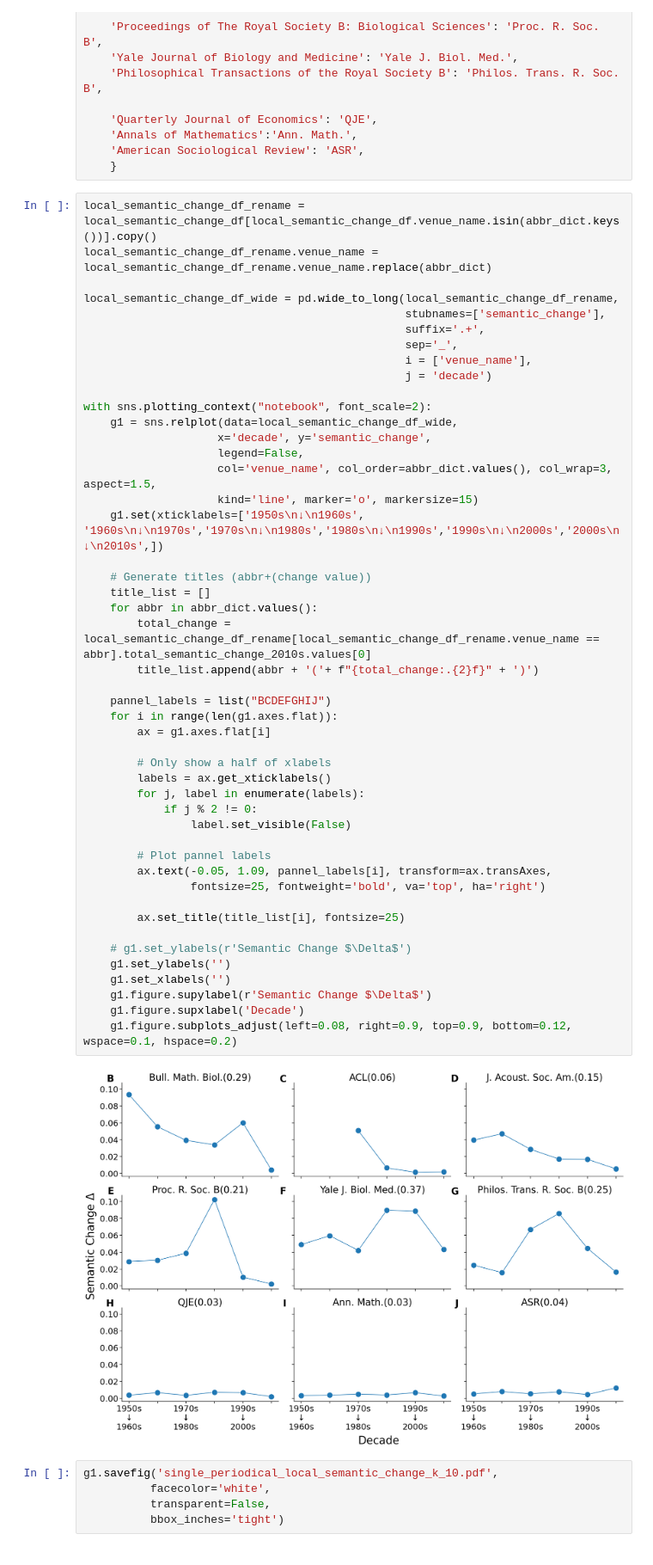
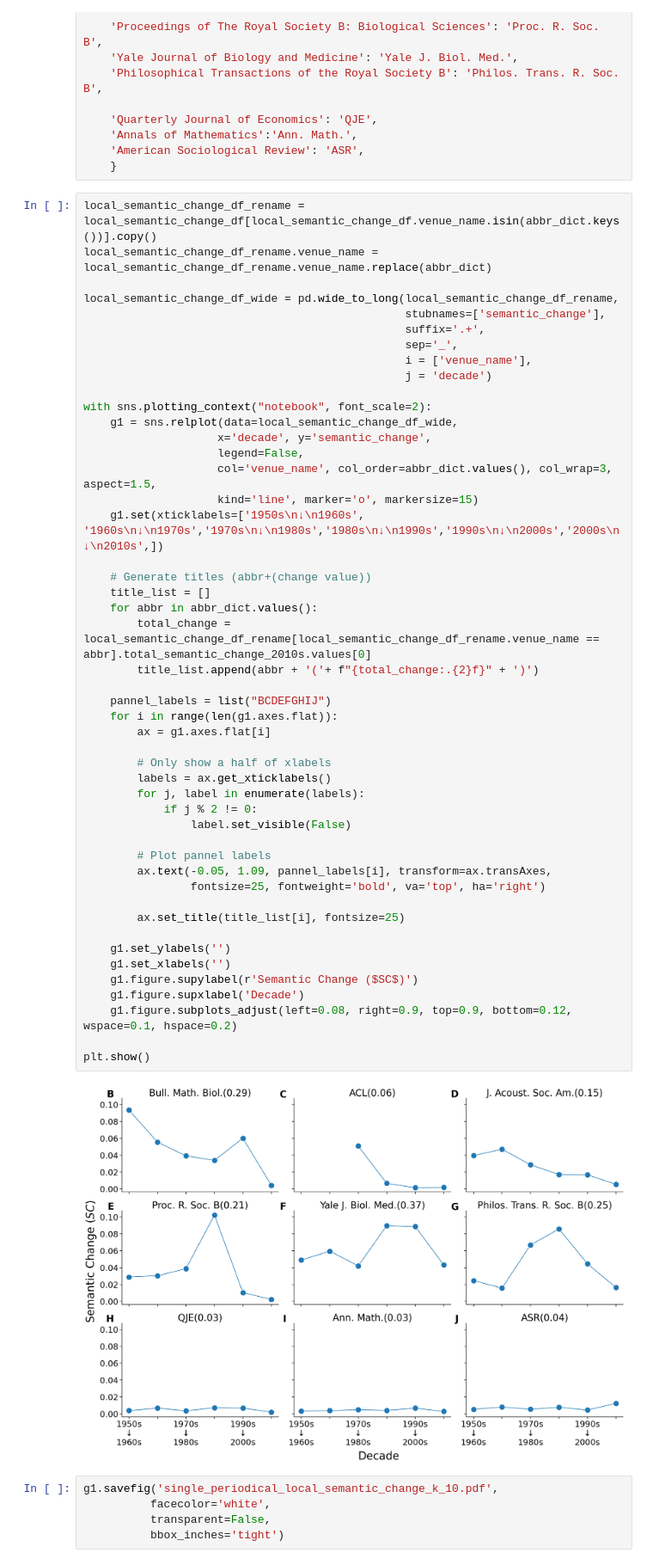
Before and after one commit to netknowledge/diachronic-p2v, a Jupyter notebook: figures/semantic_change/local_semantic_change_k_10.ipynb, the cells around one changed output. Shown at 86% size. Saved outputs shown, nothing was run; the diff lists cells and outputs as text.

```diff
--- a/figures/semantic_change/local_semantic_change_k_10.ipynb
+++ b/figures/semantic_change/local_semantic_change_k_10.ipynb
@@ -246,36 +248,37 @@ with sns.plotting_context("notebook", font_scale=2):
                     kind='line', marker='o', markersize=15)
     g1.set(xticklabels=['1950s\n↓\n1960s', '1960s\n↓\n1970s','1970s\n↓\n1980s','1980s\n↓\n1990s','1990s\n↓\n2000s','2000s\n↓\n2010s',])
 
     # Generate titles (abbr+(change value))
     title_list = []
     for abbr in abbr_dict.values():
         total_change = local_semantic_change_df_rename[local_semantic_change_df_rename.venue_name == abbr].total_semantic_change_2010s.values[0]
         title_list.append(abbr + '('+ f"{total_change:.{2}f}" + ')')
 
     pannel_labels = list("BCDEFGHIJ")
     for i in range(len(g1.axes.flat)):
         ax = g1.axes.flat[i]
 
         # Only show a half of xlabels
         labels = ax.get_xticklabels()
         for j, label in enumerate(labels):
             if j % 2 != 0:
                 label.set_visible(False)
 
         # Plot pannel labels
         ax.text(-0.05, 1.09, pannel_labels[i], transform=ax.transAxes,
                 fontsize=25, fontweight='bold', va='top', ha='right')
 
         ax.set_title(title_list[i], fontsize=25)
 
-    # g1.set_ylabels(r'Semantic Change $\Delta$')
     g1.set_ylabels('')
     g1.set_xlabels('')
-    g1.figure.supylabel(r'Semantic Change $\Delta$')
+    g1.figure.supylabel(r'Semantic Change ($SC$)')
     g1.figure.supxlabel('Decade')
     g1.figure.subplots_adjust(left=0.08, right=0.9, top=0.9, bottom=0.12, wspace=0.1, hspace=0.2)
+
+plt.show()
 # %% [output]
-[figure, old version]
+[figure, new version]
 # %%
 g1.savefig('single_periodical_local_semantic_change_k_10.pdf',
           facecolor='white',
```
Also changed, not shown: parts of 16 cells of this notebook, 6 other files.
